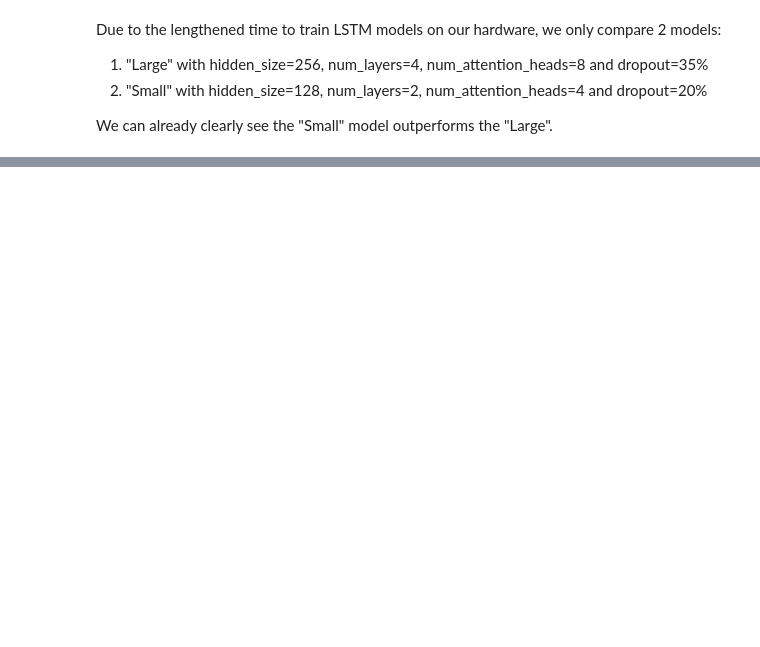
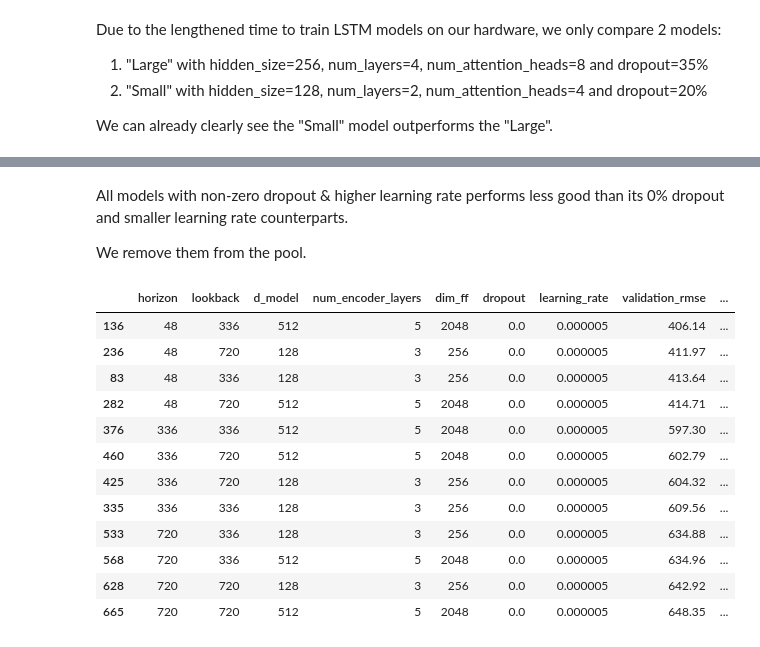
Before and after one commit to laukamkit/capstone_project_GroupA, a Jupyter notebook: src/best_models.ipynb, the cells around one changed output, grey strips where cells are left out. Saved outputs shown, nothing was run; the diff lists cells and outputs as text; code cells hidden in the pictures; blank space fills up the shorter version.

```diff
--- a/src/best_models.ipynb
+++ b/src/best_models.ipynb
@@ -76,0 +253,21 @@ We can already clearly see the "Small" model outperforms the "Large".
+# %% [markdown]
+All models with non-zero dropout & higher learning rate performs less good than its 0% dropout and smaller learning rate counterparts.
+
+We remove them from the pool.
+# %%
+best_patchtst_models_df = best_patchtst_models_df[best_patchtst_models_df['dropout'] == 0.0]
+best_patchtst_models_df
+# %% [output]
+|  | horizon | lookback | d_model | num_encoder_layers | dim_ff | dropout | learning_rate | validation_rmse | ... |
+| 136 | 48 | 336 | 512 | 5 | 2048 | 0.0 | 0.000005 | 406.14 | ... |
+| 236 | 48 | 720 | 128 | 3 | 256 | 0.0 | 0.000005 | 411.97 | ... |
+| 83 | 48 | 336 | 128 | 3 | 256 | 0.0 | 0.000005 | 413.64 | ... |
+| 282 | 48 | 720 | 512 | 5 | 2048 | 0.0 | 0.000005 | 414.71 | ... |
+| 376 | 336 | 336 | 512 | 5 | 2048 | 0.0 | 0.000005 | 597.30 | ... |
+| 460 | 336 | 720 | 512 | 5 | 2048 | 0.0 | 0.000005 | 602.79 | ... |
+| 425 | 336 | 720 | 128 | 3 | 256 | 0.0 | 0.000005 | 604.32 | ... |
+| 335 | 336 | 336 | 128 | 3 | 256 | 0.0 | 0.000005 | 609.56 | ... |
+| 533 | 720 | 336 | 128 | 3 | 256 | 0.0 | 0.000005 | 634.88 | ... |
+| 568 | 720 | 336 | 512 | 5 | 2048 | 0.0 | 0.000005 | 634.96 | ... |
+| 628 | 720 | 720 | 128 | 3 | 256 | 0.0 | 0.000005 | 642.92 | ... |
+| 665 | 720 | 720 | 512 | 5 | 2048 | 0.0 | 0.000005 | 648.35 | ... |
```
Also changed, not shown: parts of 24 cells of this notebook.
